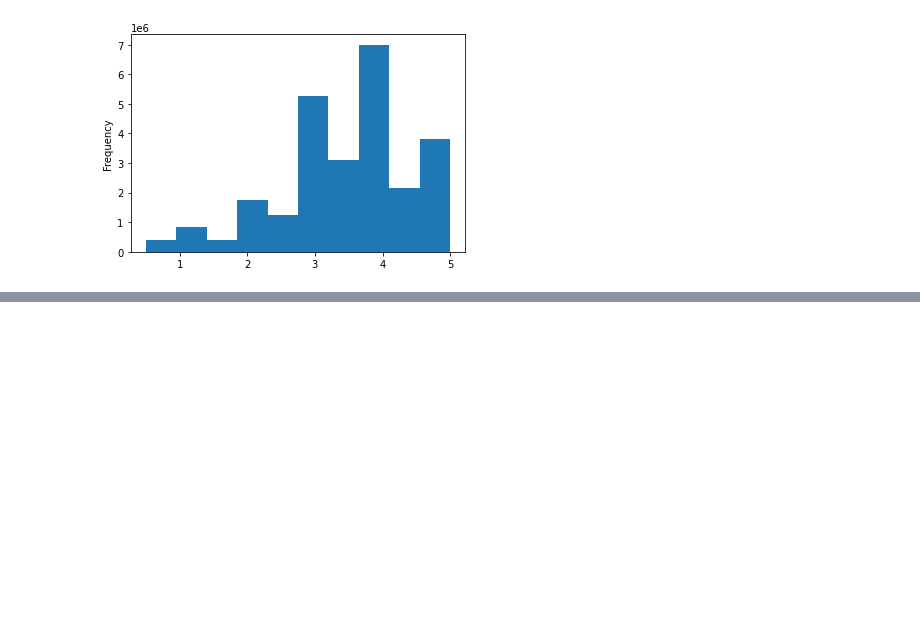
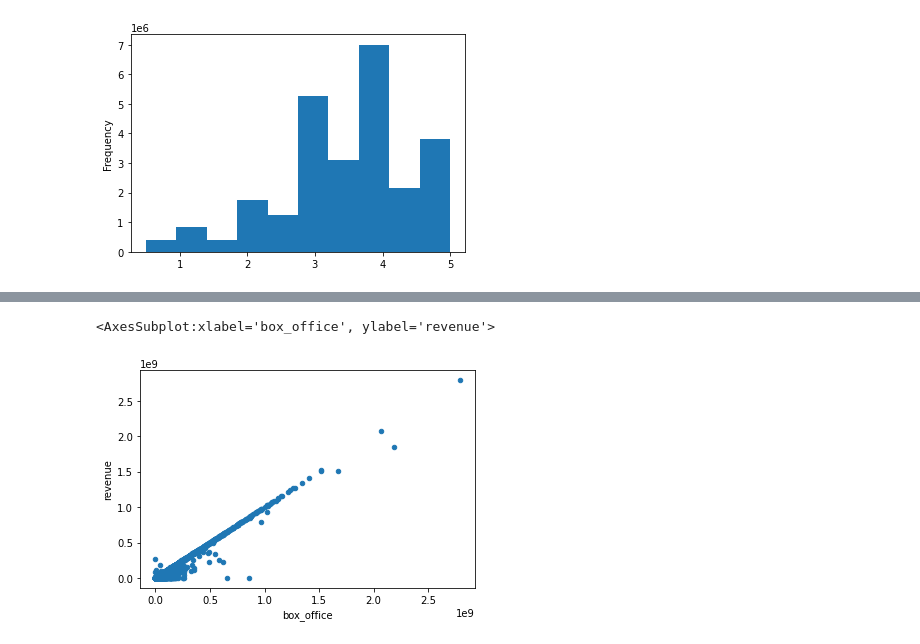
Before and after one commit to lingumd/Movies-ETL, a Jupyter notebook: Movies-ETL.ipynb, the cells around one changed output, grey strips where cells are left out. Saved outputs shown, nothing was run; the diff lists cells and outputs as text; code cells hidden in the pictures; blank space fills up the shorter version.

```diff
--- a/Movies-ETL.ipynb
+++ b/Movies-ETL.ipynb
@@ -914,0 +996,6 @@ Name: rating, dtype: float64
+# %%
+# Use scatterplot to compare numeric values - revenue.
+movies_df.fillna(0).plot(x='box_office', y='revenue', kind='scatter')
+# %% [output]
+<AxesSubplot:xlabel='box_office', ylabel='revenue'>
+[figure, added]
```
Also changed, not shown: parts of 23 cells of this notebook.
